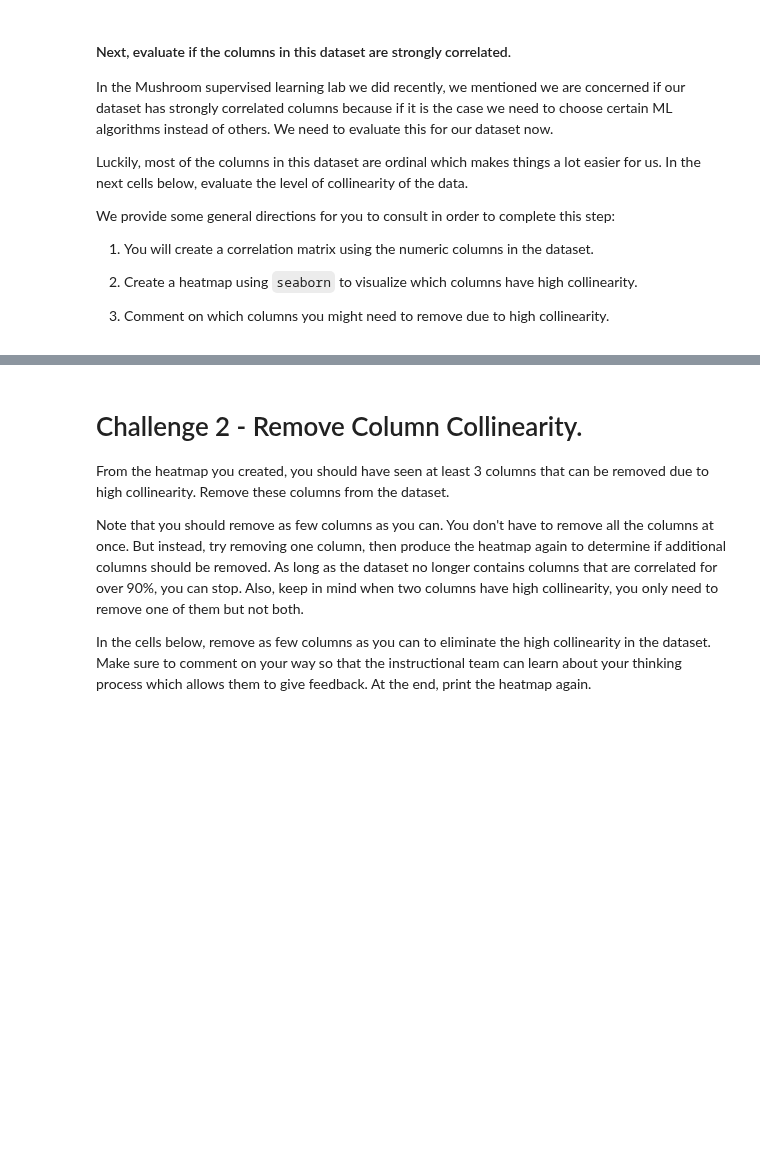
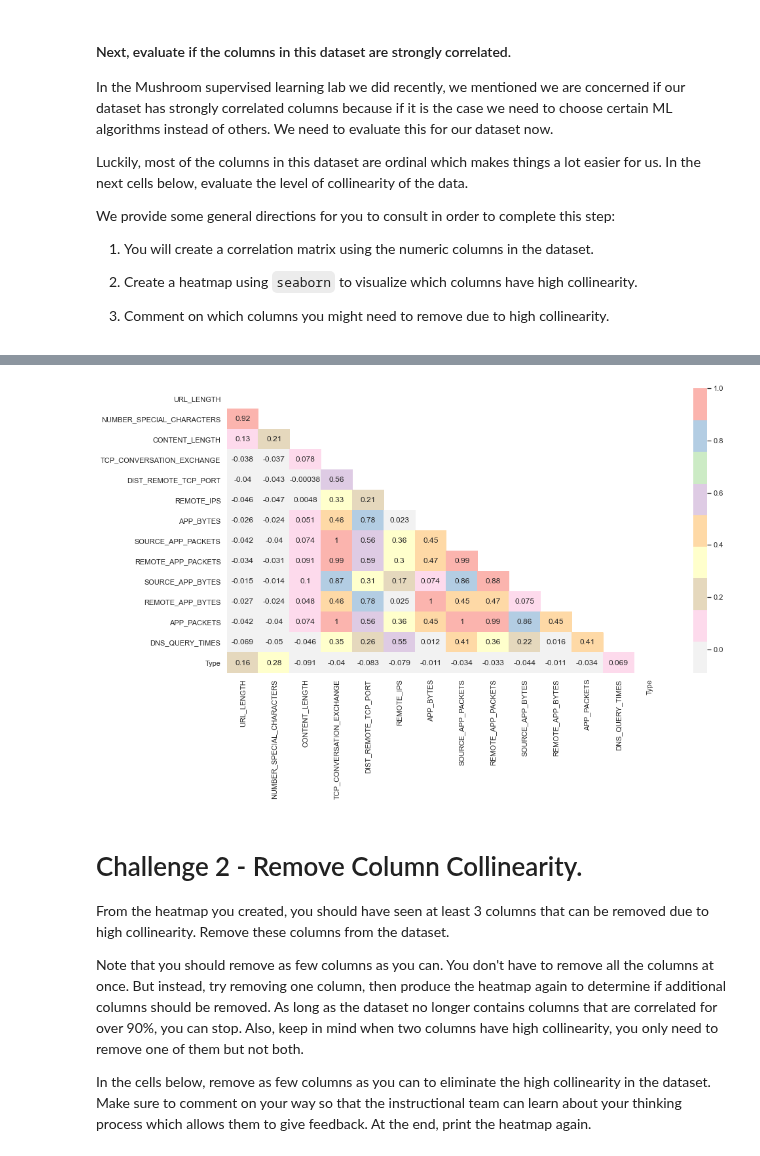
Before and after one commit to ta-data-mexpt/lab-supervised-learning, a Jupyter notebook: your-code/main.ipynb, the cells around one changed output, grey strips where cells are left out. Cells and saved outputs as stored; diff of their text form; code cells hidden in the pictures; blank space fills up the shorter version.

```diff
--- a/your-code/main.ipynb
+++ b/your-code/main.ipynb
@@ -58,0 +129,12 @@ We provide some general directions for you to consult in order to complete this
+# %%
+# Your comment here
+def heat_map(df):
+    corr = df.corr()
+    fig, ax = plt.subplots(figsize=(15,8))
+    mask = np.triu(np.ones_like(corr, dtype=bool))
+    sns.heatmap(ax=ax, data=corr, annot=True, cmap='Pastel1_r', mask=mask)
+    plt.show()
+# %%
+heat_map(websites)
+# %% [output]
+[figure, added]
```
Also changed, not shown: parts of 27 cells of this notebook.
